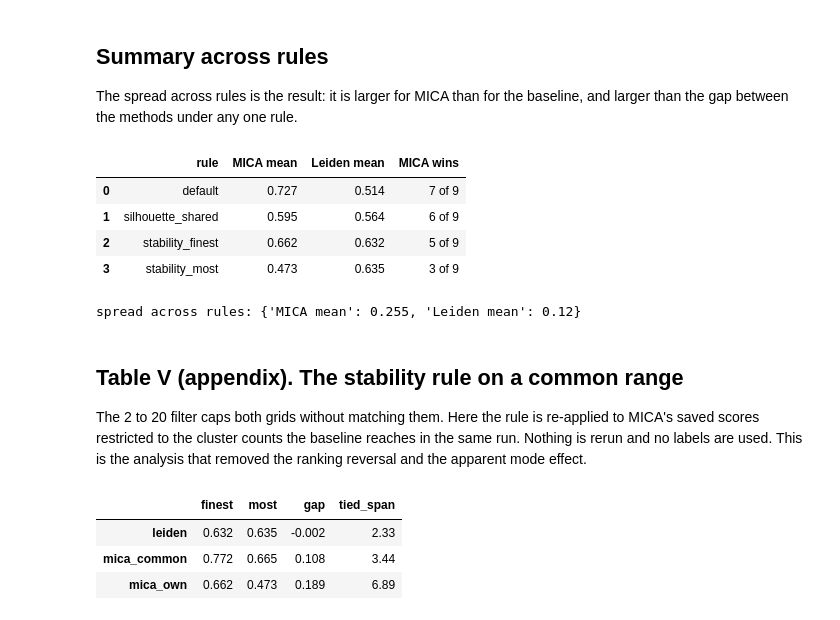
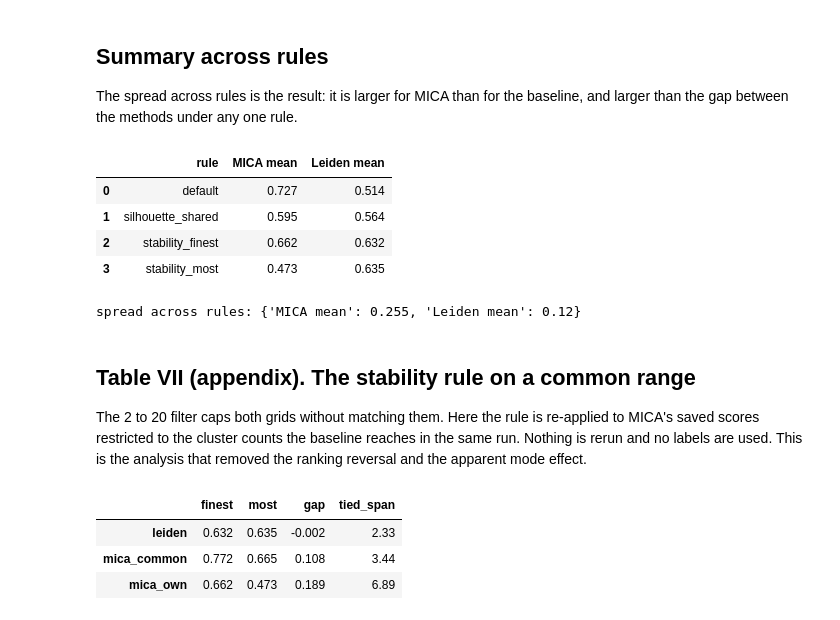
Before and after one commit to utshabkg/scminer-clustering, a Jupyter notebook: notebooks/assignment3_results.ipynb, the cells around one changed output. Drawn from its saved outputs; the diff is of its cells as text; code cells hidden in the pictures.

```diff
--- a/notebooks/assignment3_results.ipynb
+++ b/notebooks/assignment3_results.ipynb
@@ -78,22 +81,21 @@ table2.round(3)
 The spread across rules is the result: it is larger for MICA than for the baseline, and larger than the gap between the methods under any one rule.
 # %%
 summary = pd.DataFrame([
-    {"rule": r, "MICA mean": nums[r]["mica_mean"], "Leiden mean": nums[r]["leiden_mean"],
-     "MICA wins": f'{nums[r]["mica_wins"]} of {nums[r]["n_datasets"]}'}
+    {"rule": r, "MICA mean": nums[r]["mica_mean"], "Leiden mean": nums[r]["leiden_mean"]}
     for r in ["default", "silhouette_shared", "stability_finest", "stability_most"]
     if r in nums and "mica_mean" in nums[r]])
 spread = summary[["MICA mean", "Leiden mean"]].max() - summary[["MICA mean", "Leiden mean"]].min()
 display(summary.round(3))
 print("spread across rules:", spread.round(3).to_dict())
 # %% [output]
-|  | rule | MICA mean | Leiden mean | MICA wins |
-| 0 | default | 0.727 | 0.514 | 7 of 9 |
-| 1 | silhouette_shared | 0.595 | 0.564 | 6 of 9 |
-| 2 | stability_finest | 0.662 | 0.632 | 5 of 9 |
-| 3 | stability_most | 0.473 | 0.635 | 3 of 9 |
+|  | rule | MICA mean | Leiden mean |
+| 0 | default | 0.727 | 0.514 |
+| 1 | silhouette_shared | 0.595 | 0.564 |
+| 2 | stability_finest | 0.662 | 0.632 |
+| 3 | stability_most | 0.473 | 0.635 |
 spread across rules: {'MICA mean': 0.255, 'Leiden mean': 0.12}
 # %% [markdown]
-## Table V (appendix). The stability rule on a common range
+## Table VII (appendix). The stability rule on a common range
 
 The 2 to 20 filter caps both grids without matching them. Here the rule is re-applied to MICA's saved scores restricted to the cluster counts the baseline reaches in the same run. Nothing is rerun and no labels are used. This is the analysis that removed the ranking reversal and the apparent mode effect.
 # %%
```
Also changed, not shown: parts of 9 cells of this notebook, 11 other files.
